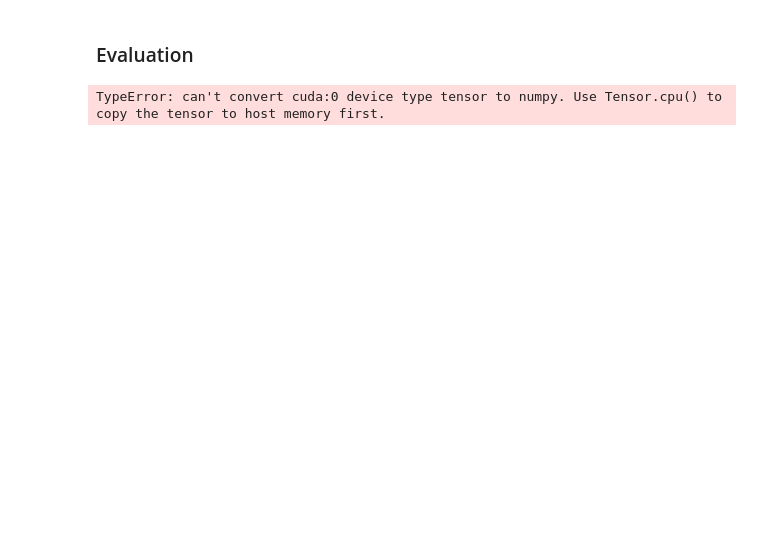
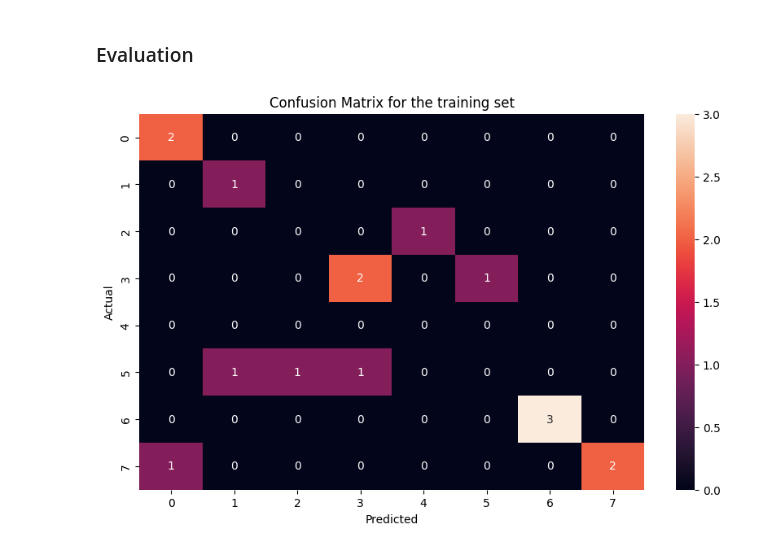
Before and after one commit to parissashahabi/CIFAR-10-Image-Classification-Using-MLP-and-RBF, a Jupyter notebook: Project_notebook.ipynb, the cells around one changed output. Drawn from its saved outputs; the diff is of its cells as text; code cells hidden in the pictures; blank space fills up the shorter version.

```diff
--- a/Project_notebook.ipynb
+++ b/Project_notebook.ipynb
@@ -97,32 +116,36 @@ class Categorical_Cross_Entropy_loss:
     def forward(self, softmax_output, class_label):
         # Apply softmax function to the output
         self.softmax_output = torch.clamp(softmax_output, 1e-12, 1. - 1e-12)
+        self.softmax_output = self.softmax_output.to(device)
         N = softmax_output.shape[0]
         # Convert the class label to one-hot encoding
         self.class_label = torch.zeros_like(softmax_output)
+        self.class_label = self.class_label.to(device)
         self.class_label[torch.arange(N), class_label] = 1
         # Calculate the cross-entropy loss
         self.loss = -torch.sum(self.class_label * torch.log(self.softmax_output)) / N
+        self.loss = self.loss.to(device)
         return self.loss
 
     def backward(self, class_label):
         # Calculate the derivative of the loss with respect to the softmax output
         N = self.softmax_output.shape[0]
-        self.d_inputs = self.softmax_output.clone()
-        self.d_inputs[torch.arange(N), class_label] -= 1
-        self.d_inputs = self.d_inputs / N
-        return self.d_inputs
+        self.inputs_error = self.softmax_output.clone()
+        self.inputs_error = self.inputs_error.to(device)
+        self.inputs_error[torch.arange(N), class_label] -= 1
+        self.inputs_error = self.inputs_error / N
+        return self.inputs_error
 # %% [markdown]
 ### Optimizer
 # %%
 class FactorScheduler:
-    def __init__(self, factor=1, stop_factor_lr=1e-7, base_lr=0.01):
+    def __init__(self, factor=1, stop_factor_lr=1e-7, base_lr=0.001):
         self.factor = factor
         self.stop_factor_lr = stop_factor_lr
         self.base_lr = base_lr
 
     def __call__(self, num_update):
-        self.base_lr = max(self.stop_factor_lr, self.base_lr * self.factor)
+        #self.base_lr = max(self.stop_factor_lr, self.base_lr * self.factor)
         return self.base_lr
 # %%
 class SGD:
@@ -172,7 +195,7 @@ Act1 = ReLU()
 Layer2 = Dense(20,10)
 Act2 = Softmax()
 Loss = Categorical_Cross_Entropy_loss()
-Optimizer = SGD()
+Optimizer = SGD(learning_rate=0.001)
 # %% [markdown]
 ### Train
 # %%
@@ -194,8 +217,8 @@ for epoch in range(epochs):
         loss = Loss.forward(x, y_train)
 
         # Report batch metrics
-        y_predict = torch.argmax(x, dim=1)
-        accuracy = torch.mean((y_train == y_predict).float())
+        y_predict_train = torch.argmax(x, dim=1)
+        accuracy = torch.mean((y_train == y_predict_train).float())
         epoch_loss += loss.item()
         epoch_accuracy += accuracy.item()
 
@@ -271,15 +322,17 @@ Accuracy: 0.4859200
 ### Evaluation
 # %%
 #Confusion Matrix for the training set
-cm_train = confusion_matrix(y_train, y_predict)
+y_pred_numpy = y_predict_train.data.cpu().numpy()
+y_train_numpy = y_train.data.cpu().numpy()
+cm_train = confusion_matrix(y_train_numpy, y_pred_numpy)
 plt.subplots(figsize=(10, 6))
 sb.heatmap(cm_train, annot = True, fmt = 'g')
 plt.xlabel("Predicted")
 plt.ylabel("Actual")
 plt.title("Confusion Matrix for the training set")
 plt.show()
 
 #Confusion Matrix for the test set
 # // To Do
 # %% [output]
-TypeError: can't convert cuda:0 device type tensor to numpy. Use Tensor.cpu() to copy the tensor to host memory first.
+[figure, added]
```
Also changed, not shown: parts of 9 cells of this notebook, 1 other file.
